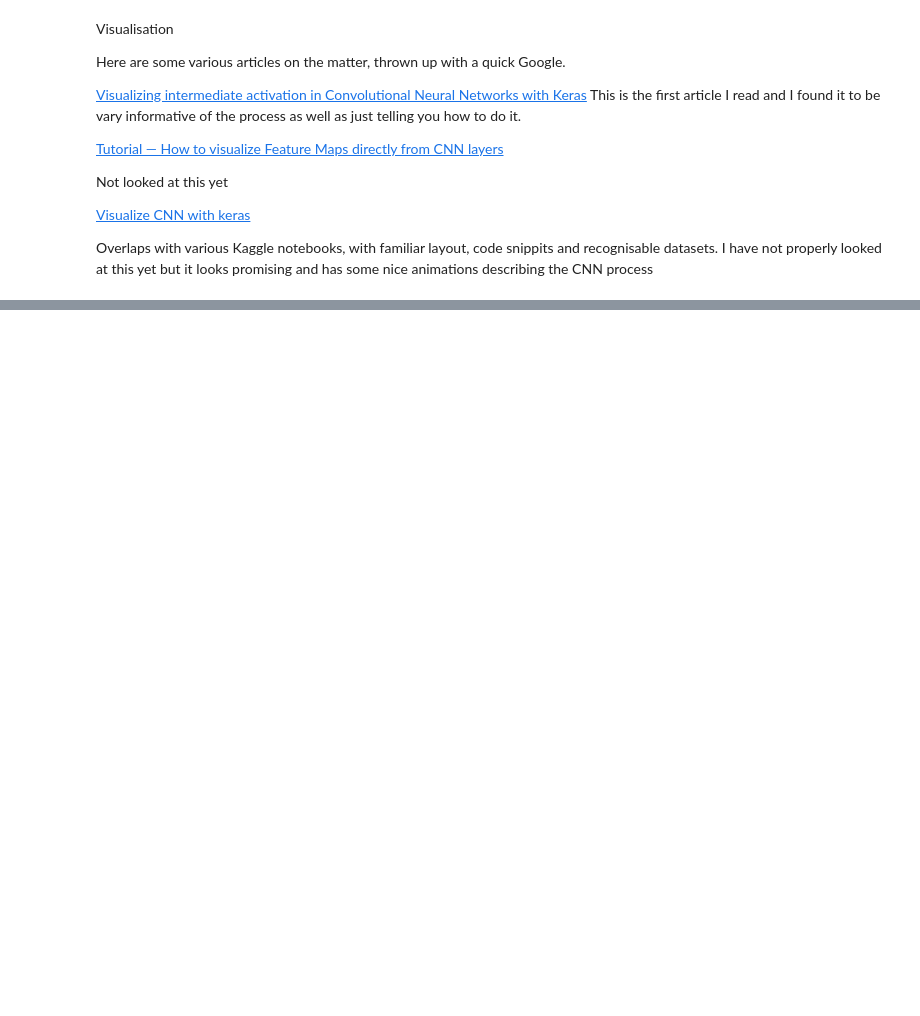
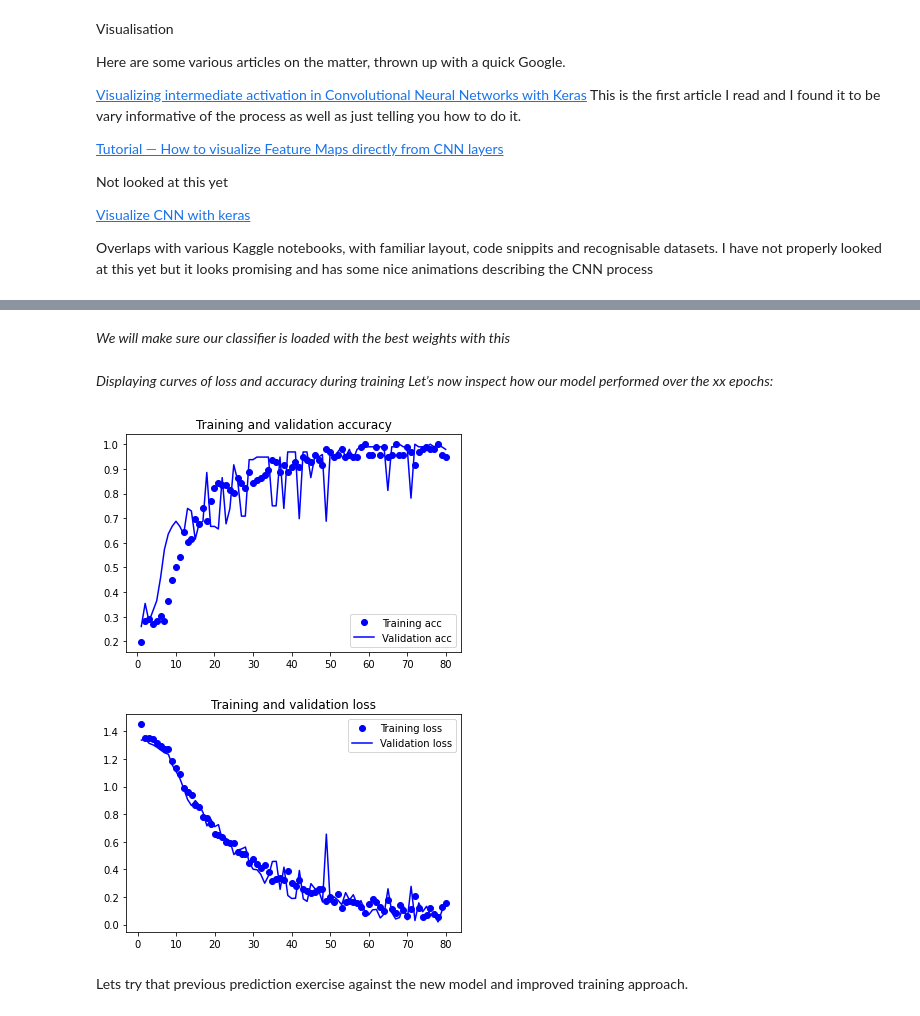
Before and after one commit to wemblykj/AISynth, a Jupyter notebook: ai-synth.ipynb, the cells around one changed output, grey strips where cells are left out. Drawn from its saved outputs; the diff is of its cells as text; code cells hidden in the pictures; blank space fills up the shorter version.

```diff
--- a/ai-synth.ipynb
+++ b/ai-synth.ipynb
@@ -627,6 +627,9 @@ class WaveformDataGenerator(Sequence):
         self.n_type = n_type
         self.n = len(self.df)
         self.index = np.arange(self.n)
+
+        # this will force an initial shuffle (if enabled)
+        self.on_epoch_end()
 
         wfgf = waveform_generator_factory(self.context)
         self.wfsgf = waveform_signal_generator_factory(self.context, wfgf, df)
@@ -939,0 +1066,4 @@ Overlaps with various Kaggle notebooks, with familiar layout, code snippits and
+# %%
+train_datagen = WaveformDataGenerator(model_ctx, df=waveform_dataset, type_classes = type_classes, input_size = 256, batch_size = 8, shuffle = True, frequency_multiplier_range = 0.2)
+# Now using same input dataset, only we switch off shuffling and frequency permutations
+test_datagen = WaveformDataGenerator(model_ctx, df=waveform_dataset, type_classes = type_classes, input_size = 256, batch_size = 8, shuffle = False, frequency_multiplier_range = 0.0)
@@ -939,0 +1072,14 @@ Overlaps with various Kaggle notebooks, with familiar layout, code snippits and
+# %%
+checkpointer = ModelCheckpoint(filepath="best_weights.hdf5",
+                               monitor = 'val_accuracy',
+                               verbose=1,
+                               save_best_only=True)
+# %%
+generation_alpha.load_weights('generation_alpha_untrained.hdf5')
+
+history = generation_alpha.fit(train_datagen,
+          #steps_per_epoch = 100, # seems to cause only one epoch to be run [according to output]
+          epochs=80,# in reality were reaching our best results around 75 epochs
+          callbacks=[checkpointer],
+          validation_data = test_datagen)#,
+          #validation_steps = 50)
@@ -939,0 +1104,2 @@ Overlaps with various Kaggle notebooks, with familiar layout, code snippits and
+# %% [markdown]
+*We will make sure our classifier is loaded with the best weights with this*
@@ -939,0 +1108,32 @@ Overlaps with various Kaggle notebooks, with familiar layout, code snippits and
+# %% [markdown]
+*Displaying curves of loss and accuracy during training*
+*Let’s now inspect how our model performed over the xx epochs:*
+# %%
+import matplotlib
+from matplotlib import pyplot as plt
+
+acc = history.history['accuracy']
+val_acc = history.history['val_accuracy']
+loss = history.history['loss']
+val_loss = history.history['val_loss']
+
+epochs = range(1, len(acc) + 1)
+
+plt.plot(epochs, acc, 'bo', label='Training acc')
+plt.plot(epochs, val_acc, 'b', label='Validation acc')
+plt.title('Training and validation accuracy')
+plt.legend()
+
+plt.figure()
+
+plt.plot(epochs, loss, 'bo', label='Training loss')
+plt.plot(epochs, val_loss, 'b', label='Validation loss')
+plt.title('Training and validation loss')
+plt.legend()
+
+plt.show()
+# %% [output]
+[figure, added]
+[figure, added]
+# %% [markdown]
+Lets try that previous prediction exercise against the new model and improved training approach.
```
Also changed, not shown: parts of 36 cells of this notebook.
